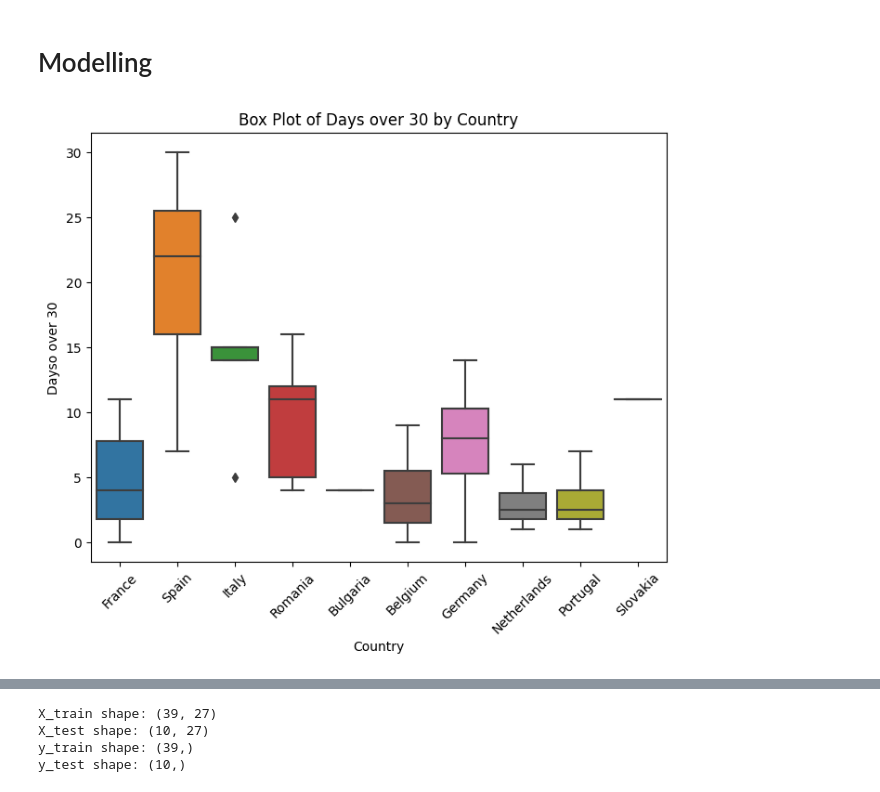
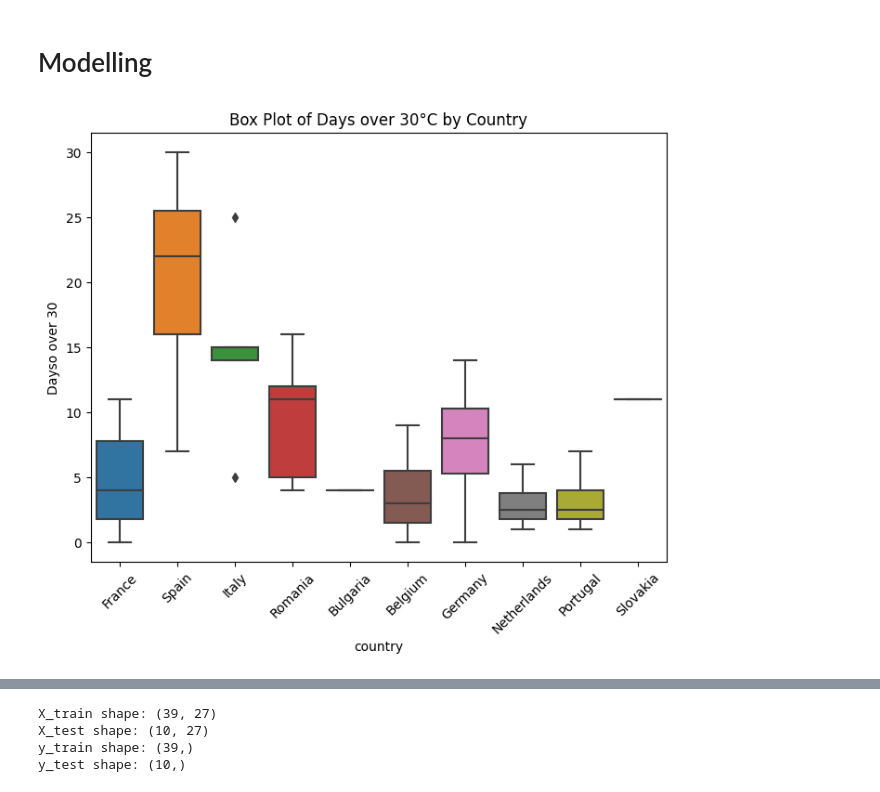
Before and after one commit to wentingjiang2022/mda_kuleuven, a Jupyter notebook: notebooks/data_processing_model.ipynb, the cells around one changed output, grey strips where cells are left out. Drawn from its saved outputs; the diff is of its cells as text; code cells hidden in the pictures.

```diff
--- a/notebooks/data_processing_model.ipynb
+++ b/notebooks/data_processing_model.ipynb
@@ -228,13 +208,17 @@ columns_to_encode = ['Region','Country']
 dummies = pd.get_dummies(df[columns_to_encode], columns=columns_to_encode, prefix=columns_to_encode)
 # %%
 data = df[['Country',  'Days_over_30']]
+
+name_mapping = {feature: feature.replace('_', ' ').lower() for feature in data.columns}
+data = data.rename(columns=name_mapping)
+
 plt.figure(figsize=(8, 6))
-sns.boxplot(x='Country', y='Days_over_30', data=data)
-plt.title('Box Plot of Days over 30 by Country')
+sns.boxplot(x='country', y='days over 30', data=data)
+plt.title('Box Plot of Days over 30°C by Country')
 plt.ylabel('Dayso over 30')
 plt.xticks(rotation=45)
 plt.savefig(image_folder + 'boxplot_days_over_30.png')
 plt.show()
 # %% [output]
-[figure, old version]
+[figure, new version]
 # %%
```
Also changed, not shown: parts of 14 cells of this notebook, 10 other files.
